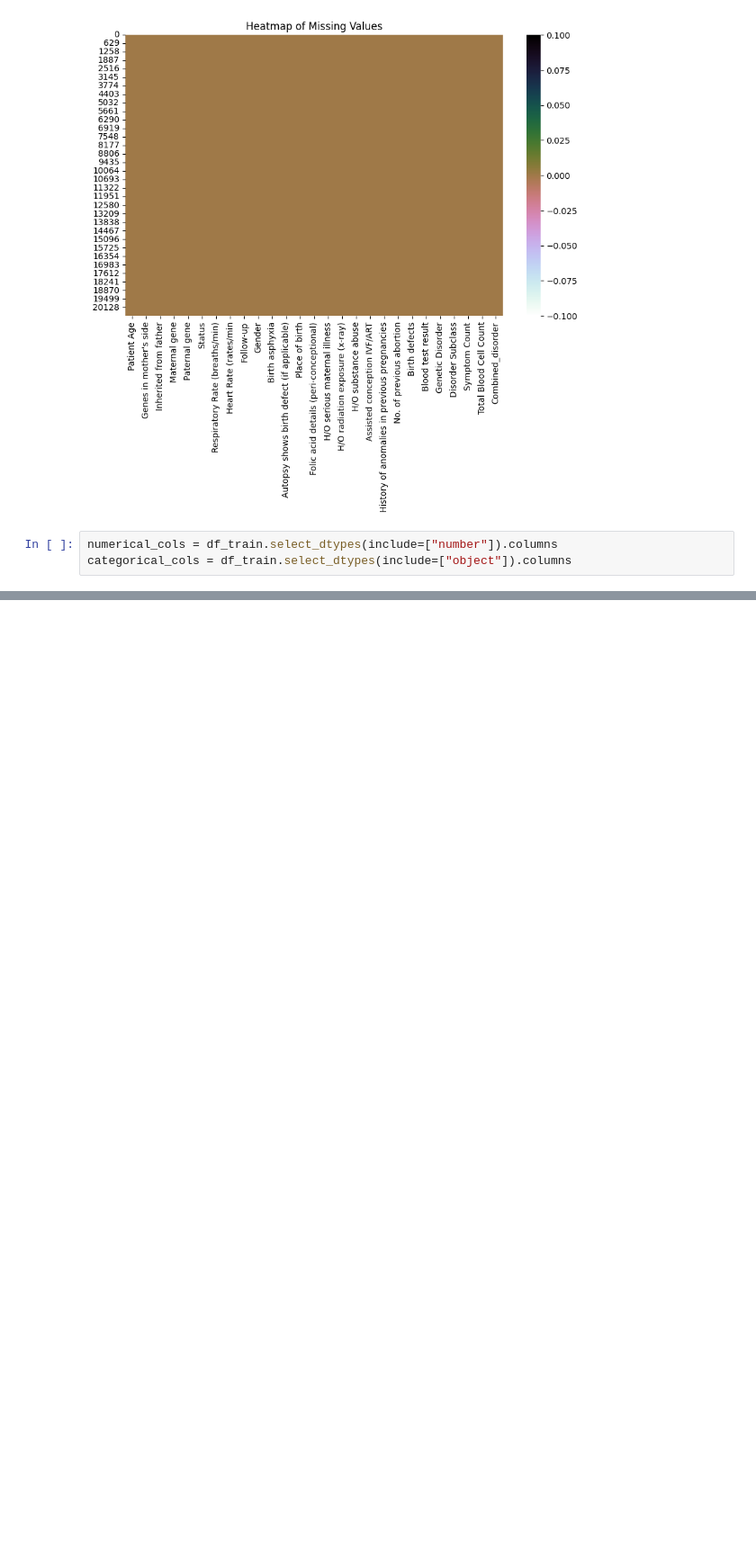
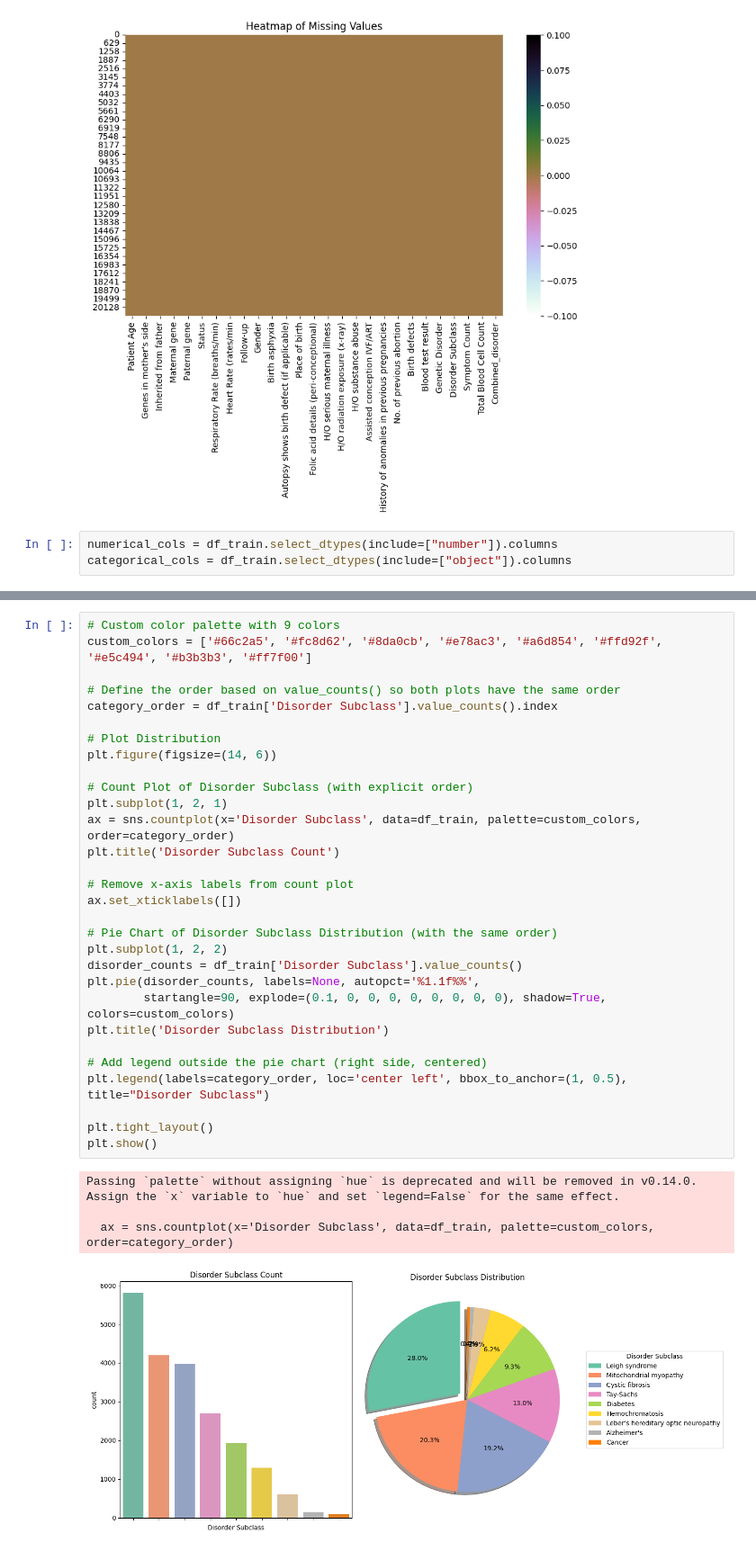
Before and after one commit to NANDINISHARMA30/GenAarogya, a Jupyter notebook: Project.ipynb, the cells around one changed output, grey strips where cells are left out. Shown at 90% size. Drawn from its saved outputs; the diff is of its cells as text; blank space fills up the shorter version.

```diff
--- a/Project.ipynb
+++ b/Project.ipynb
@@ -352,0 +419,35 @@ categorical_cols = df_train.select_dtypes(include=["object"]).columns
+# %%
+# Custom color palette with 9 colors
+custom_colors = ['#66c2a5', '#fc8d62', '#8da0cb', '#e78ac3', '#a6d854', '#ffd92f', '#e5c494', '#b3b3b3', '#ff7f00']
+
+# Define the order based on value_counts() so both plots have the same order
+category_order = df_train['Disorder Subclass'].value_counts().index
+
+# Plot Distribution
+plt.figure(figsize=(14, 6))
+
+# Count Plot of Disorder Subclass (with explicit order)
+plt.subplot(1, 2, 1)
+ax = sns.countplot(x='Disorder Subclass', data=df_train, palette=custom_colors, order=category_order)
+plt.title('Disorder Subclass Count')
+
+# Remove x-axis labels from count plot
+ax.set_xticklabels([])
+
+# Pie Chart of Disorder Subclass Distribution (with the same order)
+plt.subplot(1, 2, 2)
+disorder_counts = df_train['Disorder Subclass'].value_counts()
+plt.pie(disorder_counts, labels=None, autopct='%1.1f%%',
+        startangle=90, explode=(0.1, 0, 0, 0, 0, 0, 0, 0, 0), shadow=True, colors=custom_colors)
+plt.title('Disorder Subclass Distribution')
+
+# Add legend outside the pie chart (right side, centered)
+plt.legend(labels=category_order, loc='center left', bbox_to_anchor=(1, 0.5), title="Disorder Subclass")
+
+plt.tight_layout()
+plt.show()
+# %% [output]
+Passing `palette` without assigning `hue` is deprecated and will be removed in v0.14.0. Assign the `x` variable to `hue` and set `legend=False` for the same effect.
+
+  ax = sns.countplot(x='Disorder Subclass', data=df_train, palette=custom_colors, order=category_order)
+[figure, added]
```
Also changed, not shown: parts of 3 cells of this notebook.
